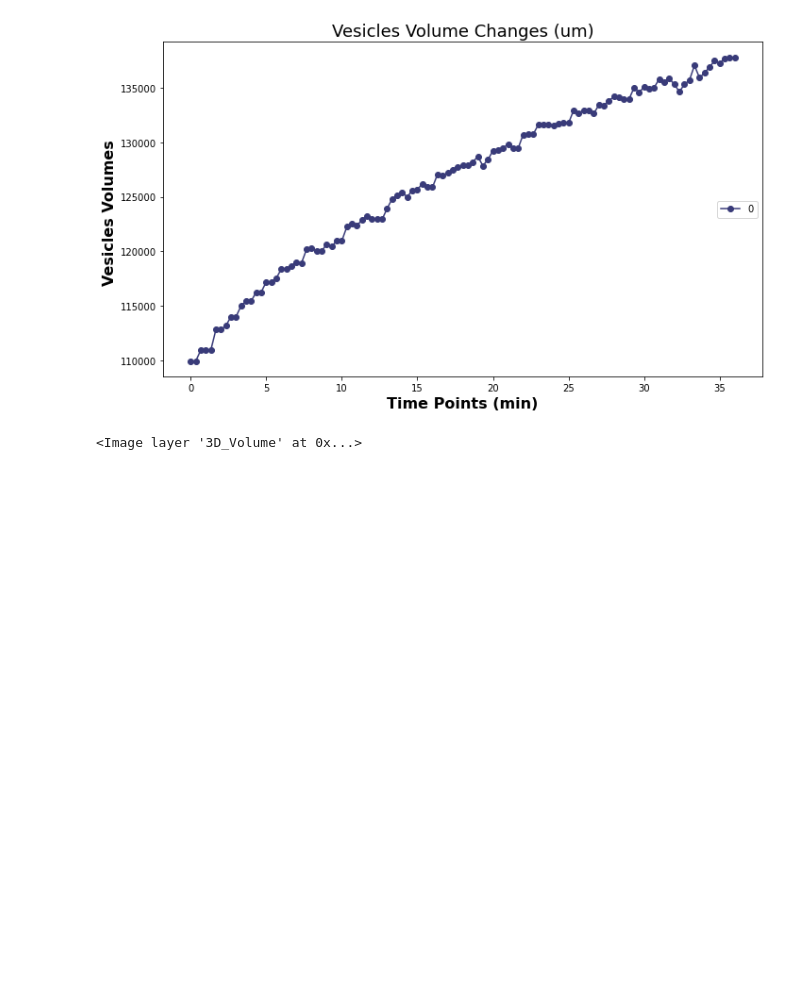
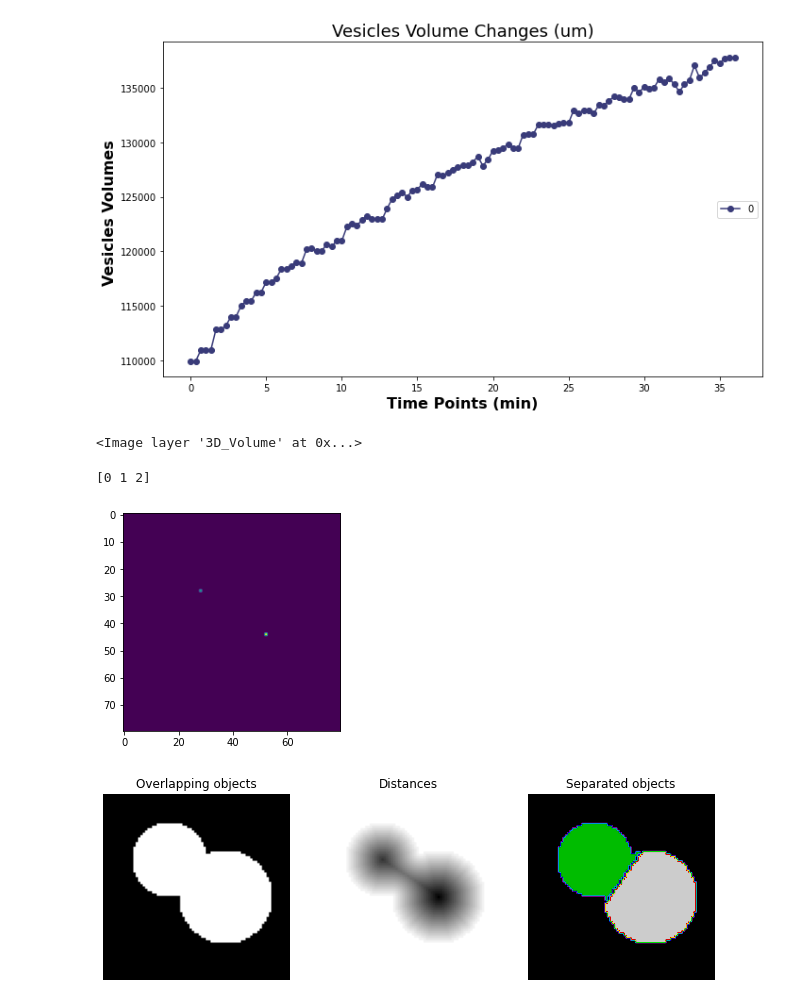
Before and after one commit to joeshen123/GUV-Protein-Binding-Analysis-Program, a Jupyter notebook: GUV_Time_Lapse_Analysis.ipynb, the cells around one changed output. Drawn from its saved outputs; the diff is of its cells as text; code cells hidden in the pictures; blank space fills up the shorter version.

Commit message:
Slight Changes on 3D Segmentation

```diff
--- a/GUV_Time_Lapse_Analysis.ipynb
+++ b/GUV_Time_Lapse_Analysis.ipynb
@@ -741,3 +741,52 @@ class Image_Stacks_Single_Plane:
           pb.set_description("Fitting Circles on GUV and Measure Protein Fluorescence")
           df = self.tracking_single_circle_single_plane(n)
           self.stats_df_list.append(df)
+# %%
+import numpy as np
+import matplotlib.pyplot as plt
+from scipy import ndimage as ndi
+
+from skimage.segmentation import watershed
+from skimage.feature import peak_local_max
+from skimage.measure import label
+
+# Generate an initial image with two overlapping circles
+x, y = np.indices((80, 80))
+x1, y1, x2, y2 = 28, 28, 44, 52
+r1, r2 = 16, 20
+mask_circle1 = (x - x1)**2 + (y - y1)**2 < r1**2
+mask_circle2 = (x - x2)**2 + (y - y2)**2 < r2**2
+image = np.logical_or(mask_circle1, mask_circle2)
+
+# Now we want to separate the two objects in image
+# Generate the markers as local maxima of the distance to the background
+distance = ndi.distance_transform_edt(image)
+local_maxi = peak_local_max(distance, indices=False, footprint=np.ones((3, 3)),
+                            labels=image)
+markers = label(local_maxi)
+print(np.unique(markers))
+
+plt.imshow(markers)
+plt.show()
+labels = watershed(-distance, markers, mask=image, compactness=4.5,watershed_line=True)
+
+fig, axes = plt.subplots(ncols=3, figsize=(9, 3), sharex=True, sharey=True)
+ax = axes.ravel()
+
+ax[0].imshow(image, cmap=plt.cm.gray)
+ax[0].set_title('Overlapping objects')
+ax[1].imshow(-distance, cmap=plt.cm.gray)
+ax[1].set_title('Distances')
+ax[2].imshow(labels, cmap=plt.cm.nipy_spectral)
+ax[2].set_title('Separated objects')
+
+
+for a in ax:
+    a.set_axis_off()
+
+fig.tight_layout()
+plt.show()
+# %% [output]
+[0 1 2]
+[figure, added]
+[figure, added]
```
Also changed, not shown: 4 other files.
